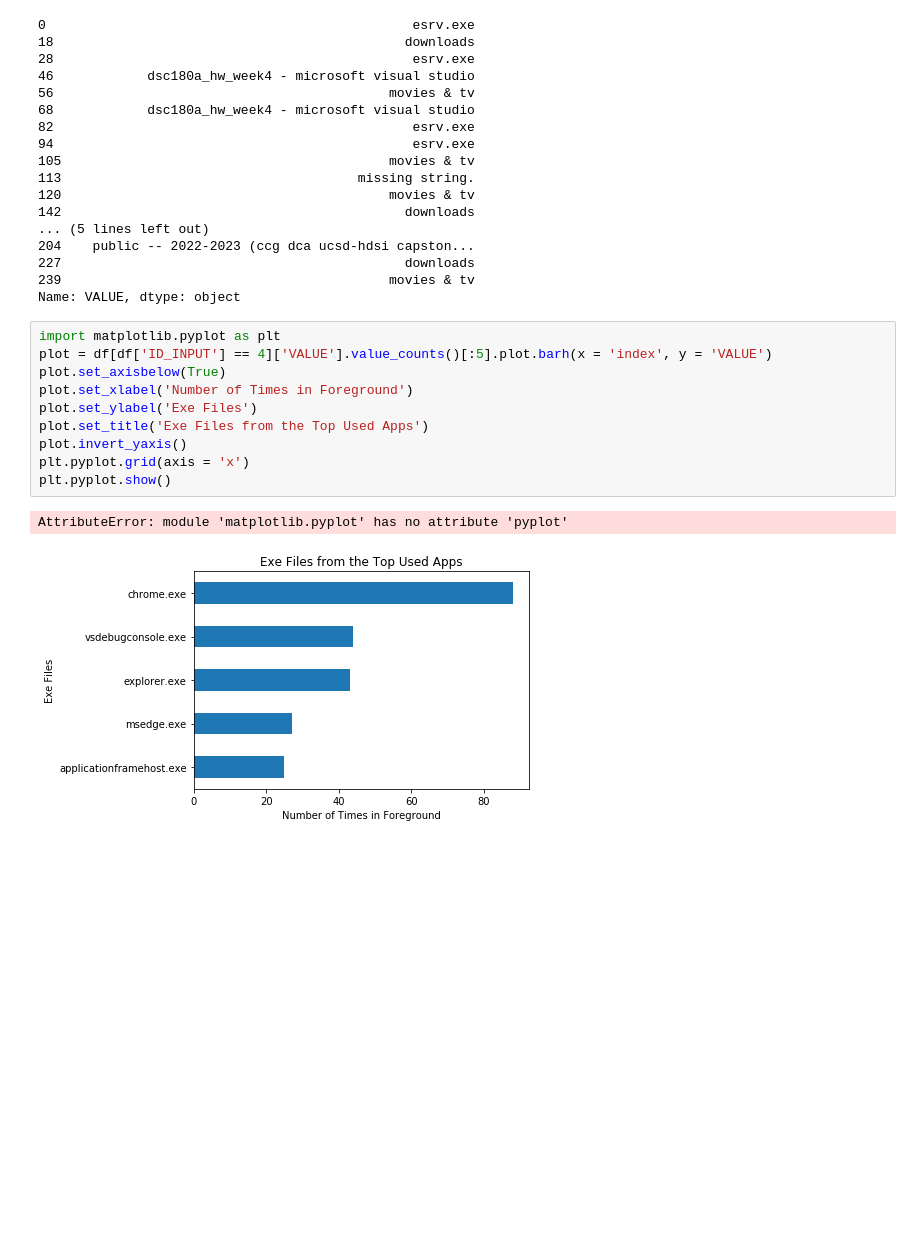
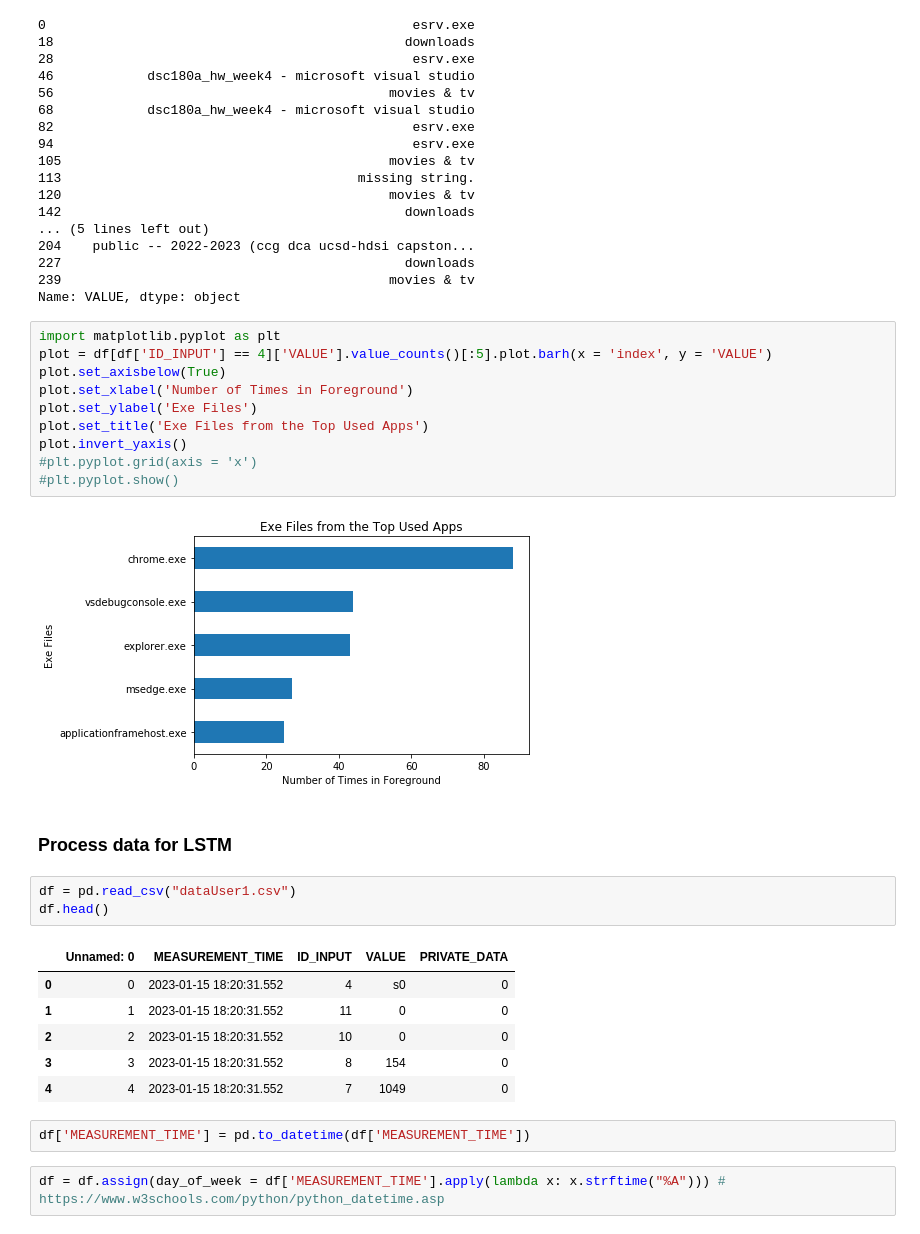
Before and after one commit to miloncl/System-Usage-Analysis, a Jupyter notebook: Process and EDA.ipynb, the cells around one changed output. Cells and saved outputs as stored; diff of their text form; blank space fills up the shorter version.

```diff
--- a/Process and EDA.ipynb
+++ b/Process and EDA.ipynb
@@ -148,8 +148,23 @@ plot.set_xlabel('Number of Times in Foreground')
 plot.set_ylabel('Exe Files')
 plot.set_title('Exe Files from the Top Used Apps')
 plot.invert_yaxis()
-plt.pyplot.grid(axis = 'x')
-plt.pyplot.show()
+#plt.pyplot.grid(axis = 'x')
+#plt.pyplot.show()
 # %% [output]
-AttributeError: module 'matplotlib.pyplot' has no attribute 'pyplot'
 [figure]
+# %% [markdown]
+### Process data for LSTM
+# %%
+df = pd.read_csv("dataUser1.csv")
+df.head()
+# %% [output]
+|  | Unnamed: 0 | MEASUREMENT_TIME | ID_INPUT | VALUE | PRIVATE_DATA |
+| 0 | 0 | 2023-01-15 18:20:31.552 | 4 | s0 | 0 |
+| 1 | 1 | 2023-01-15 18:20:31.552 | 11 | 0 | 0 |
+| 2 | 2 | 2023-01-15 18:20:31.552 | 10 | 0 | 0 |
+| 3 | 3 | 2023-01-15 18:20:31.552 | 8 | 154 | 0 |
+| 4 | 4 | 2023-01-15 18:20:31.552 | 7 | 1049 | 0 |
+# %%
+df['MEASUREMENT_TIME'] = pd.to_datetime(df['MEASUREMENT_TIME'])
+# %%
+df = df.assign(day_of_week = df['MEASUREMENT_TIME'].apply(lambda x: x.strftime("%A"))) # https://www.w3schools.com/python/python_datetime.asp
```
Also changed, not shown: parts of 12 cells of this notebook, 1 other file.
